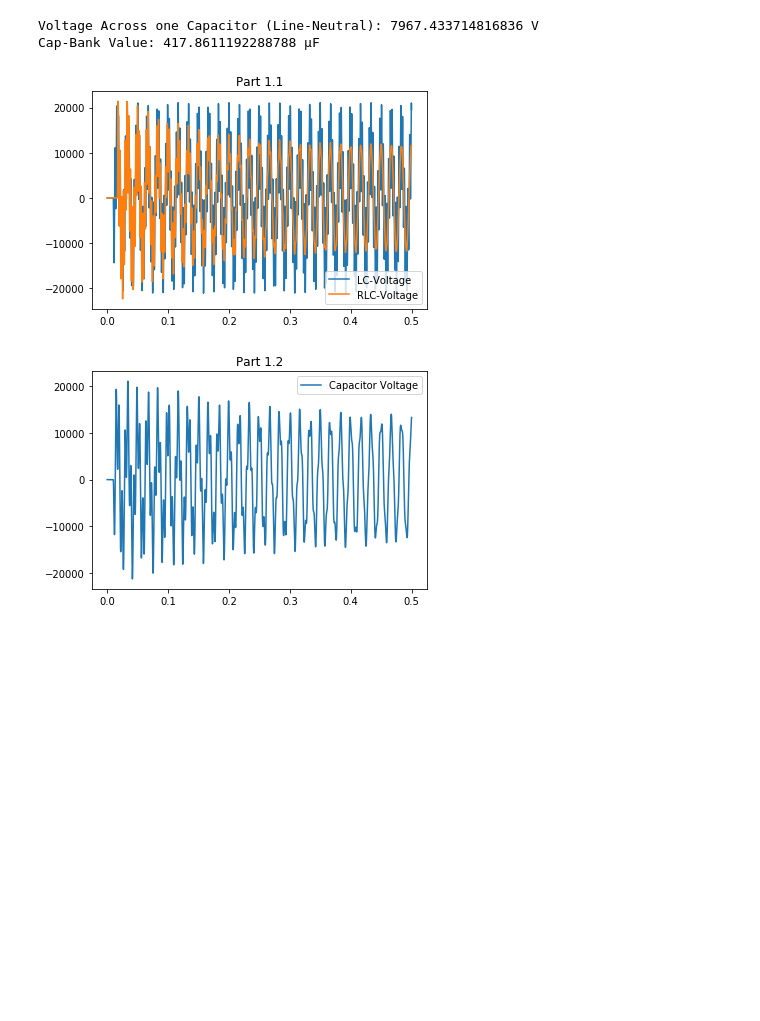
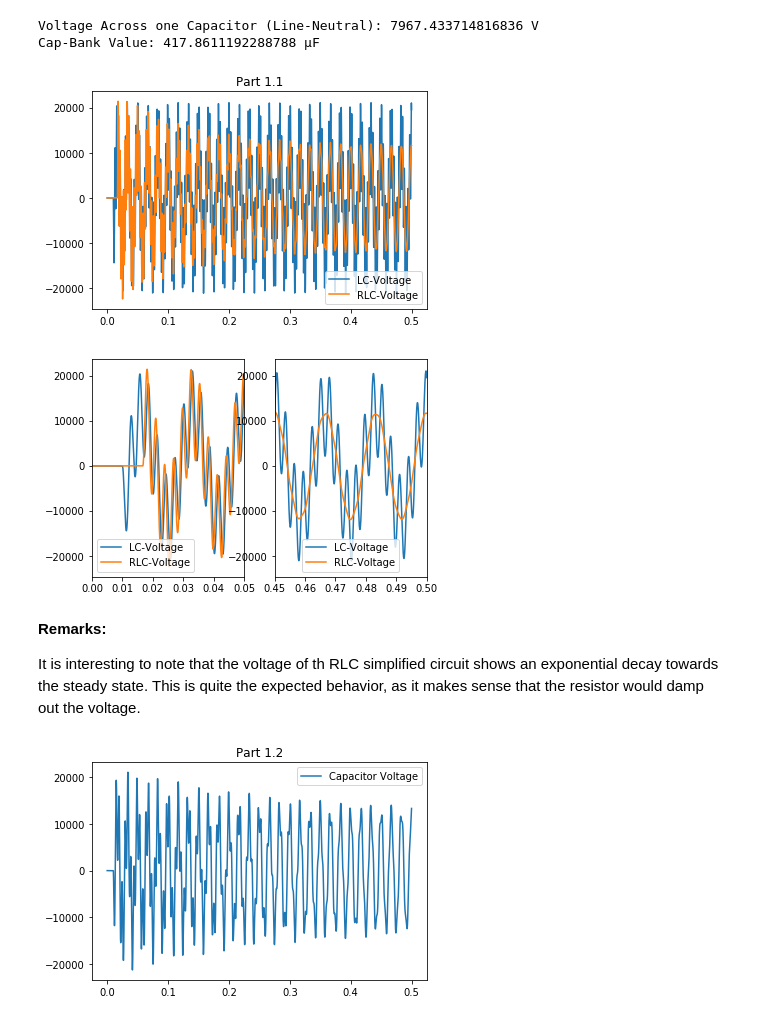
Before and after one commit to engineerjoe440/ece_classes, a Jupyter notebook: ECE524/HWK2/HWK-2.ipynb, the cells around one changed output. Cells and saved outputs as stored; diff of their text form; code cells hidden in the pictures; blank space fills up the shorter version.

```diff
--- a/ECE524/HWK2/HWK-2.ipynb
+++ b/ECE524/HWK2/HWK-2.ipynb
@@ -345,16 +348,34 @@ Cap-Bank Value: 417.8611192288788 µF
 # %%
 # Load Data from File for Part A
 data = np.genfromtxt("PartA_data.ADF",delimiter='\t',skip_header=2,usecols=(0,1,2),unpack=True)
 t_arr, LC_V, RLC_V = data
 
 # Plot Data
 plt.plot(t_arr,LC_V,label="LC-Voltage")
 plt.plot(t_arr,RLC_V,label="RLC-Voltage")
 plt.legend()
 plt.title("Part 1.1")
 plt.show()
+
+# Plot Data
+plt.subplot(1,2,1)
+plt.plot(t_arr,LC_V,label="LC-Voltage")
+plt.plot(t_arr,RLC_V,label="RLC-Voltage")
+plt.legend()
+plt.xlim(0,0.05)
+plt.subplot(1,2,2)
+plt.plot(t_arr,LC_V,label="LC-Voltage")
+plt.plot(t_arr,RLC_V,label="RLC-Voltage")
+plt.legend()
+plt.xlim(0.45,0.5)
+plt.show()
 # %% [output]
 [figure]
+[figure, added]
+# %% [markdown]
+**Remarks:**
+
+It is interesting to note that the voltage of th RLC simplified circuit shows an exponential decay towards the steady state. This is quite the expected behavior, as it makes sense that the resistor would damp out the voltage.
 # %%
 # Load Data from File for Part B
 data = np.genfromtxt("PartB_data.ADF",delimiter='\t',skip_header=2,usecols=(0,1),unpack=True)
```
Also changed, not shown: parts of 13 cells of this notebook, 9 other files.
